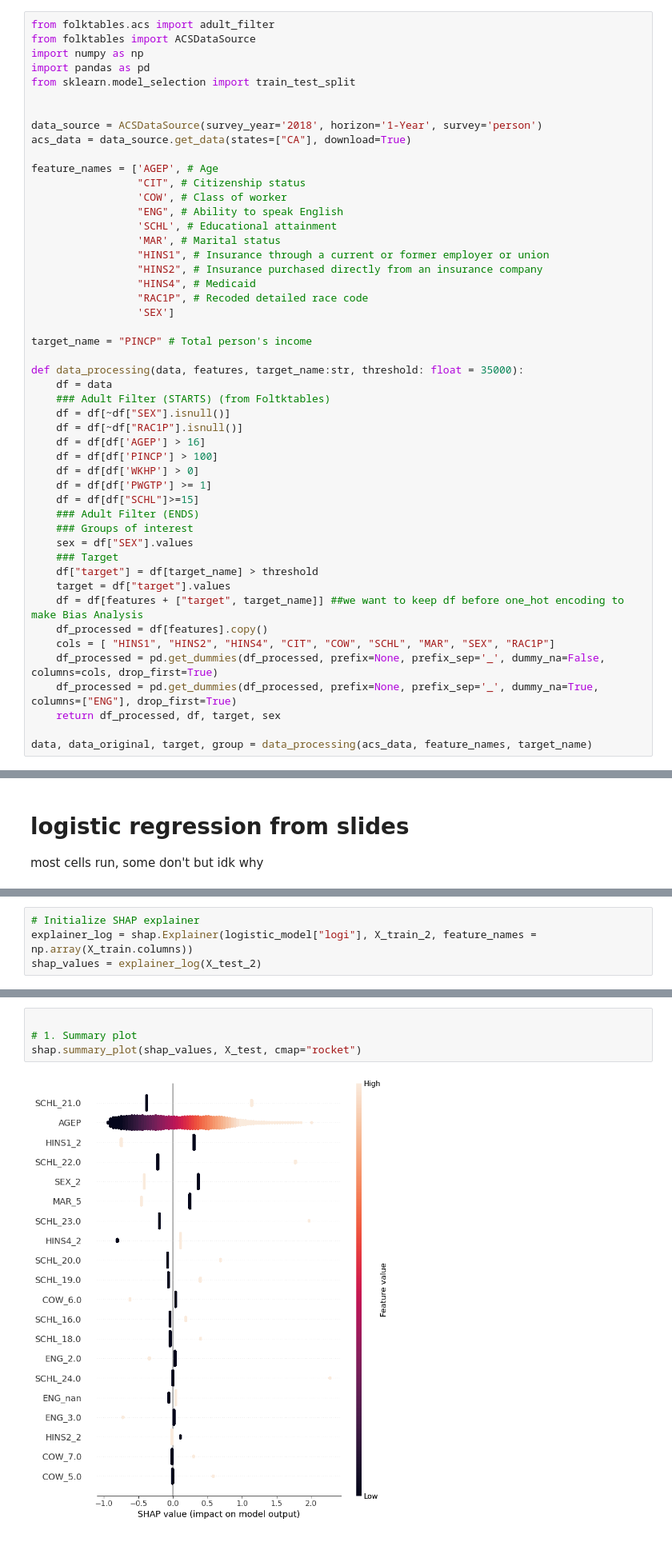
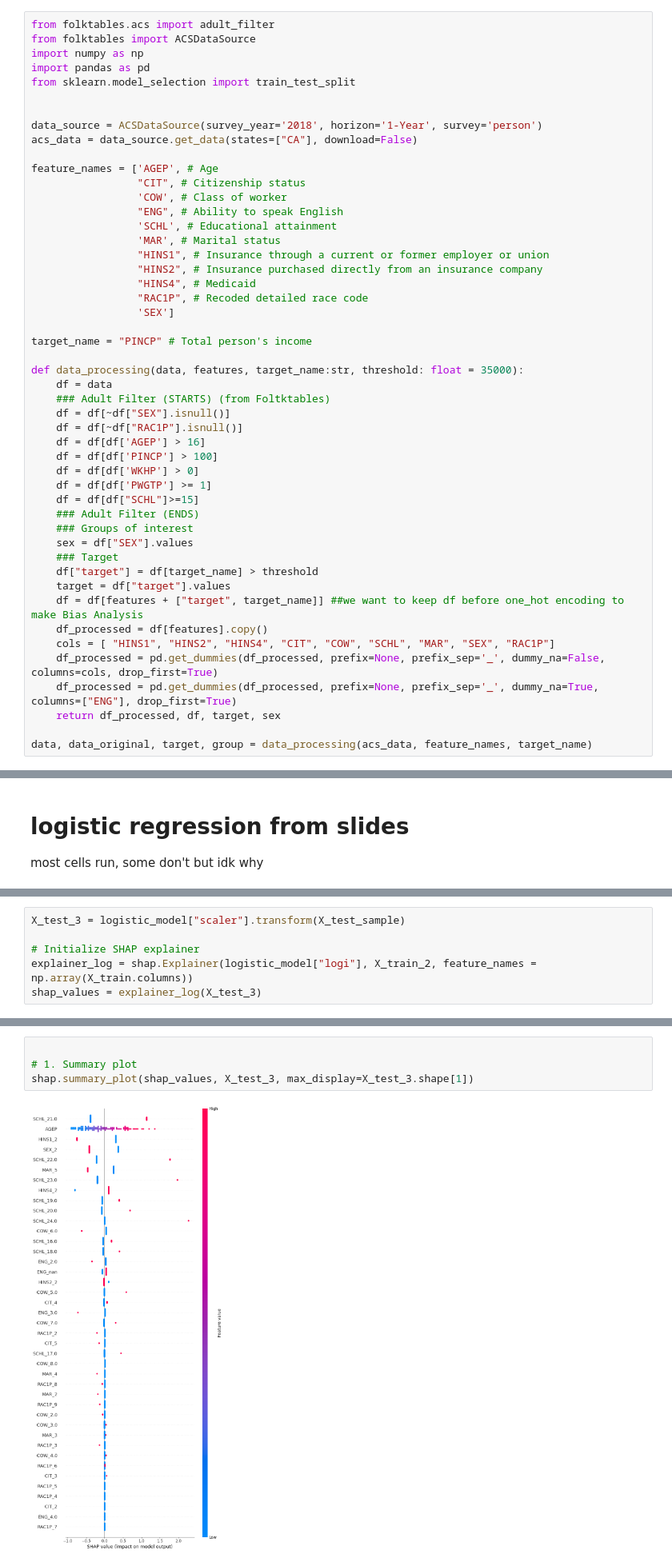
Before and after one commit to AlteaF/Algorithmic_Fairness_2025, a Jupyter notebook: ex4/afae24-exercise4.ipynb, the cells around one changed output, grey strips where cells are left out. Shown at 80% size. Cells and saved outputs as stored; diff of their text form.

```diff
--- a/ex4/afae24-exercise4.ipynb
+++ b/ex4/afae24-exercise4.ipynb
@@ -48,7 +48,7 @@ from sklearn.model_selection import train_test_split
 
 
 data_source = ACSDataSource(survey_year='2018', horizon='1-Year', survey='person')
-acs_data = data_source.get_data(states=["CA"], download=True)
+acs_data = data_source.get_data(states=["CA"], download=False)
 
 feature_names = ['AGEP', # Age
                  "CIT", # Citizenship status
@@ -116,9 +116,11 @@ X_test_2 = logistic_model["scaler"].transform(X_test)
 log_y_pred= logistic_model.predict(X_test)
 log_y_prob = logistic_model.predict_proba(X_test)[:, 1]
 # %%
+X_test_3 = logistic_model["scaler"].transform(X_test_sample)
+
 # Initialize SHAP explainer
 explainer_log = shap.Explainer(logistic_model["logi"], X_train_2, feature_names = np.array(X_train.columns))
-shap_values = explainer_log(X_test_2)
+shap_values = explainer_log(X_test_3)
 # %%
 shap.plots.bar(shap_values[44])
 # %% [output]
@@ -130,9 +134,9 @@ shap.plots.bar(shap_values)
 # %%
 
 # 1. Summary plot
-shap.summary_plot(shap_values, X_test, cmap="rocket")
+shap.summary_plot(shap_values, X_test_3, max_display=X_test_3.shape[1])
 # %% [output]
-[figure, old version]
+[figure, new version]
 # %%
 shap.initjs()
 # %% [output]
```
Also changed, not shown: parts of 24 cells of this notebook.
